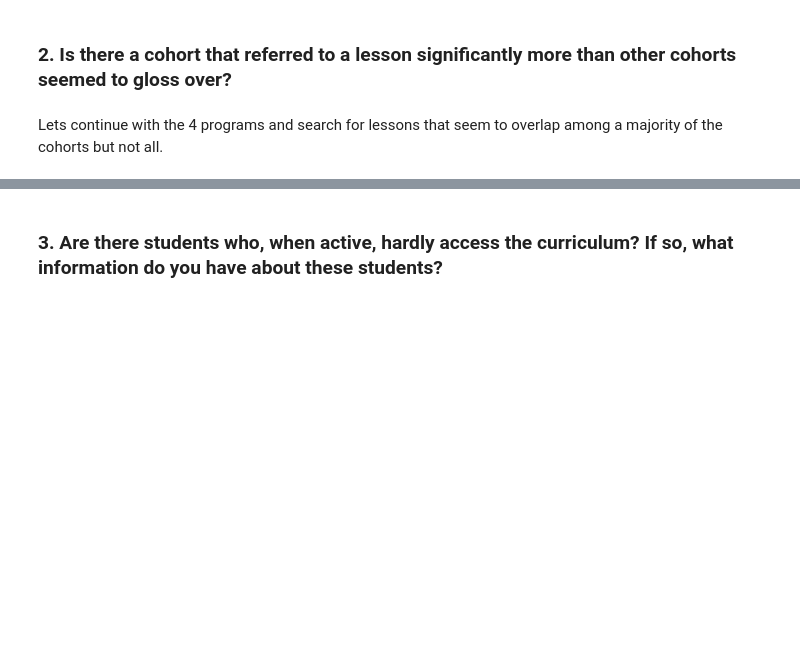
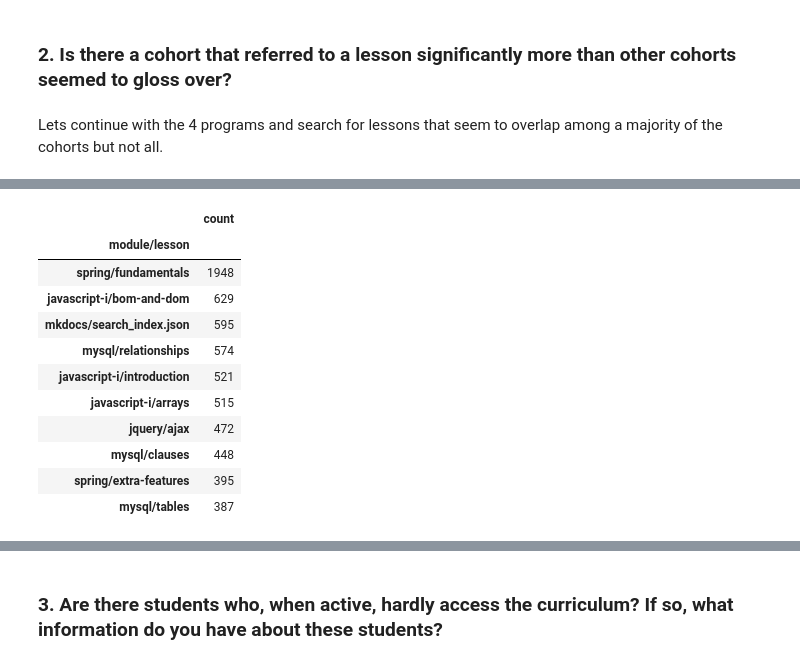
Before and after one commit to JaredVahle/anomaly-detection-project, a Jupyter notebook: anomaly_detection_project.ipynb, the cells around one changed output, grey strips where cells are left out. Drawn from its saved outputs; the diff is of its cells as text; code cells hidden in the pictures; blank space fills up the shorter version.

```diff
--- a/anomaly_detection_project_final.ipynb
+++ b/anomaly_detection_project.ipynb
@@ -409,0 +449,15 @@ dtype: object
+# %%
+Teddy_df.groupby(['module/lesson']).count_helper.agg(['count']).sort_values(by = 'count',ascending = False).head(10)
+# %% [output]
+|  | count |
+| module/lesson |  |
+| spring/fundamentals | 1948 |
+| javascript-i/bom-and-dom | 629 |
+| mkdocs/search_index.json | 595 |
+| mysql/relationships | 574 |
+| javascript-i/introduction | 521 |
+| javascript-i/arrays | 515 |
+| jquery/ajax | 472 |
+| mysql/clauses | 448 |
+| spring/extra-features | 395 |
+| mysql/tables | 387 |
```
Also changed, not shown: parts of 12 cells of this notebook.
